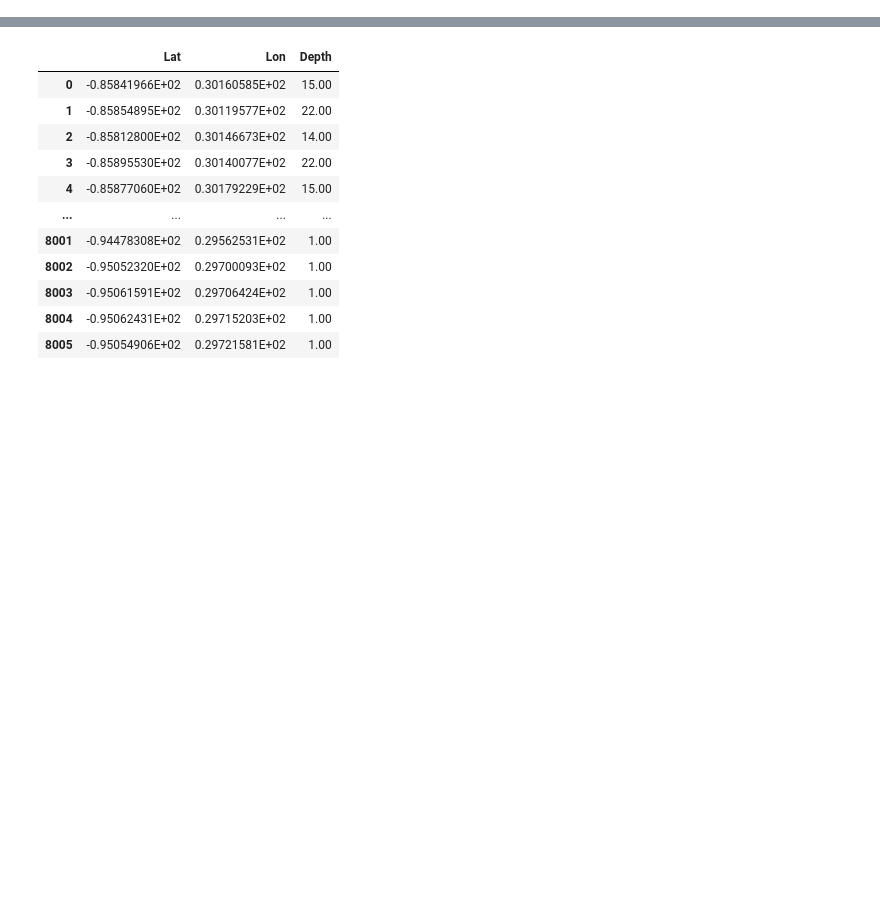
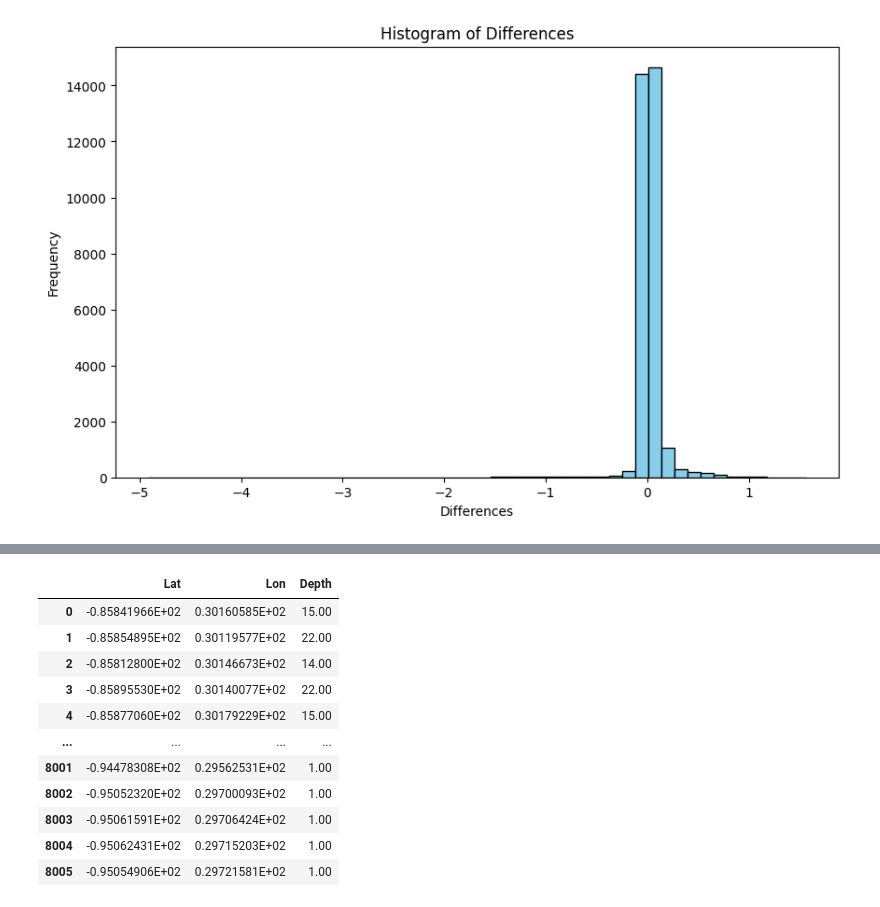
Before and after one commit to hrosso710/ADCIRC_work, a Jupyter notebook: ADCIRC_plots.ipynb, the cells around one changed output, grey strips where cells are left out. Saved outputs shown, nothing was run; the diff lists cells and outputs as text; code cells hidden in the pictures; blank space fills up the shorter version.

```diff
--- a/ADCIRC_plots.ipynb
+++ b/ADCIRC_plots.ipynb
@@ -8,0 +74,33 @@ import matplotlib.pyplot as plt
+# %%
+#Loading in Maxeles and finding diffs
+
+def load_maxele63(file_path, n_rows):
+    """
+    Reads a .txt file and returns a column of representing the max elevation at each node
+    in a pandas dataframe.
+
+    Parameters:
+        file_path (str): Path to the .txt file.
+
+    Returns:
+        pd.DataFrame: DataFrame containing the second column of numbers.
+    """
+    # Read the file, skip the first three rows, and select only the second column
+    df = pd.read_csv(file_path, delimiter=r'\s+', skiprows=3, header=None, usecols=[1],nrows=n_rows)
+
+    return df
+
+OWI_maxele = load_maxele63("OWI_data/30k_mesh/OWI_maxele63.txt", n_rows = 31435)
+HOL_maxele = load_maxele63("Holland_data/HOL_maxele63.txt", n_rows = 31435)
+
+# indices_to_remove = [9520, 25688, 25690, 25692] # where 9.999 are
+# mesh = mesh.drop(indices_to_remove)
+# HOL_maxele = HOL_maxele.drop(indices_to_remove)
+# OWI_maxele = OWI_maxele.drop(indices_to_remove)
+
+difference = OWI_maxele - HOL_maxele
+df_sorted = difference.sort_values(by=difference.columns[0], ascending=True)
+df_filtered = df_sorted[df_sorted.iloc[:, 0].abs() <= 9999]
+print(df_filtered)
+
+# also drop these values on the mesh
@@ -8,0 +122,9 @@ import matplotlib.pyplot as plt
+# %%
+plt.figure(figsize=(10, 6))
+plt.hist(df_filtered, bins=50, color='skyblue', edgecolor='black')
+plt.xlabel('Differences')
+plt.ylabel('Frequency')
+plt.title('Histogram of Differences')
+plt.show()
+# %% [output]
+[figure, added]
```
Also changed, not shown: parts of 15 cells of this notebook.
